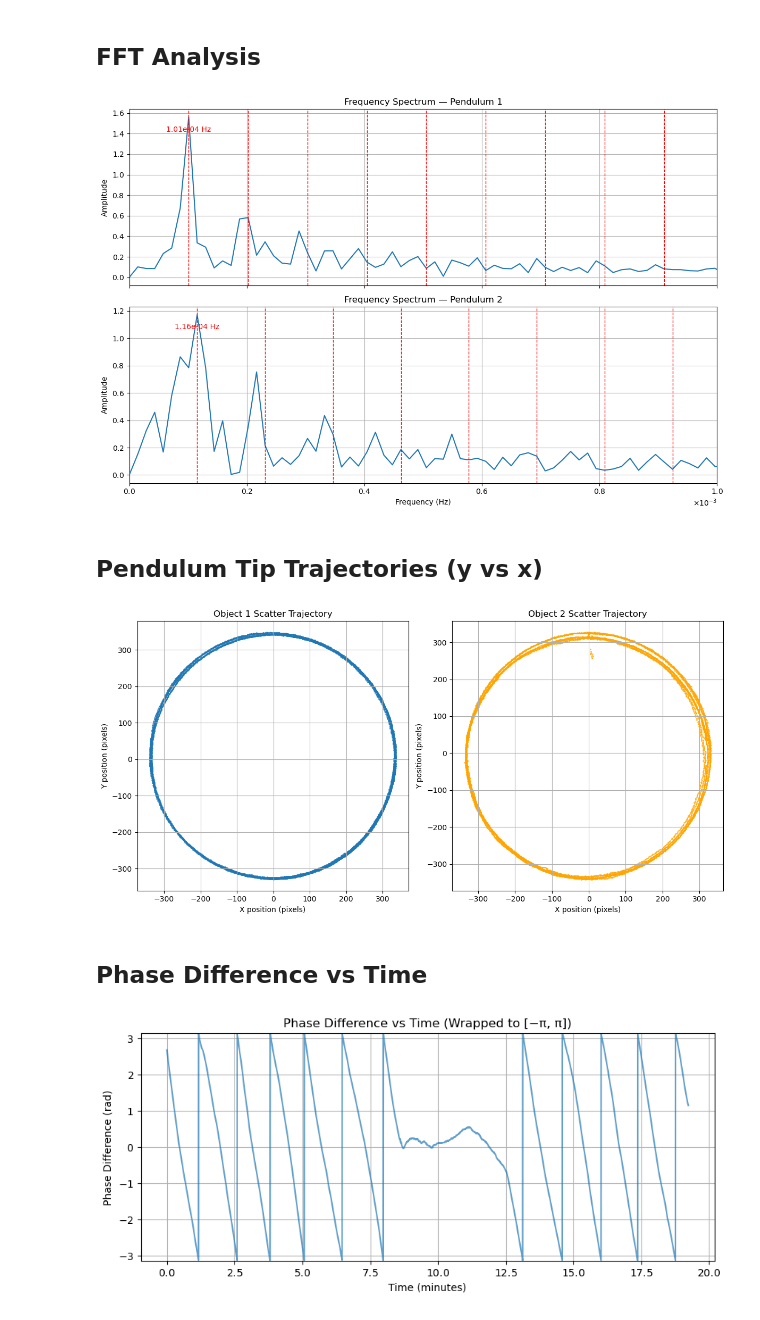
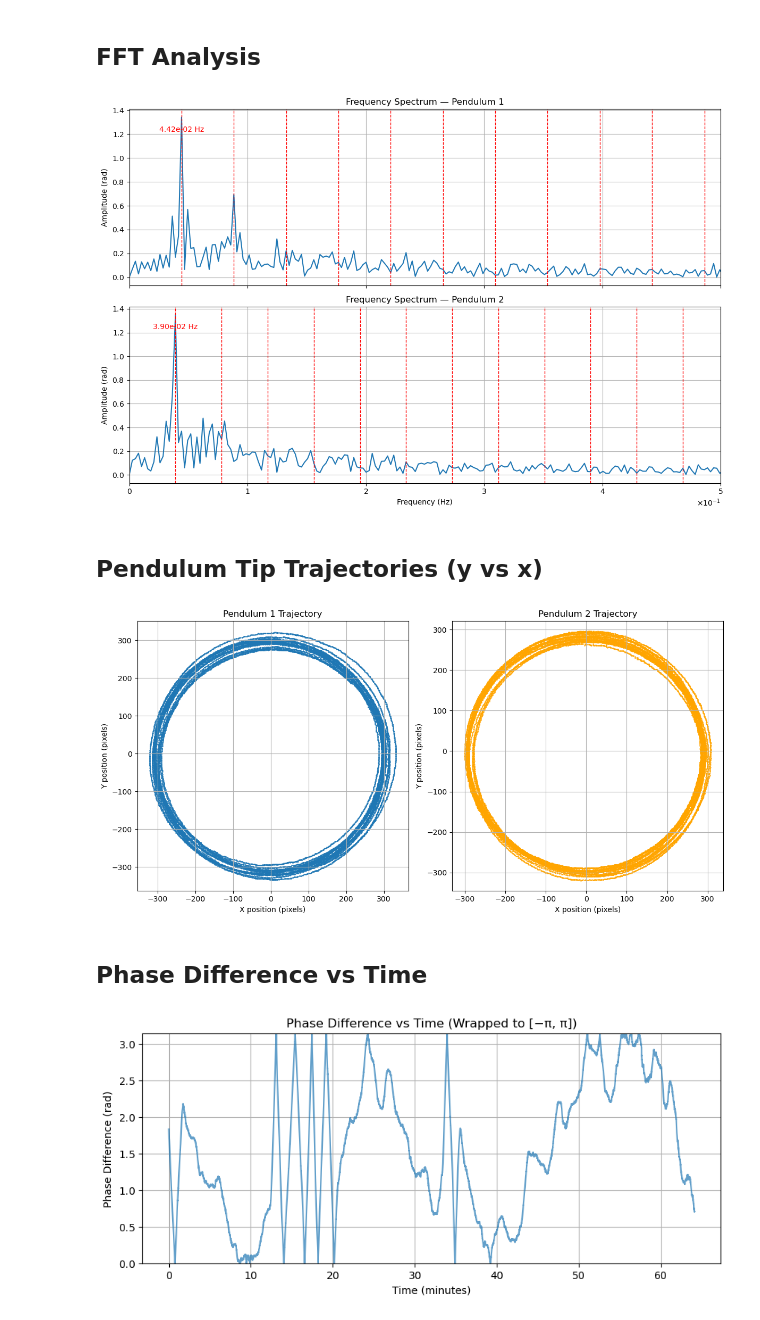
Before and after one commit to NitzanBarEitan/Ants, a Jupyter notebook: data_analysis.ipynb, the cells around one changed output. Drawn from its saved outputs; the diff is of its cells as text; code cells hidden in the pictures.

```diff
--- a/data_analysis.ipynb
+++ b/data_analysis.ipynb
@@ -97,7 +98,8 @@ def calculate_velocities(frames, angles1, angles2):
 # %% [markdown]
 ## Load Data & Compute Fits
 # %%
-folder = R'C:\Users\avsha\Documents\GitHub\Ants\container\Analyzed Data\mega file'
+folder = R"C:\Users\avsha\Documents\GitHub\Ants\container\Analyzed Data\mega file 2"
+#folder = R"C:\Users\avsha\Documents\GitHub\Ants\container\Analyzed Data\18.9.24\video 03pys"
 coords = pd.read_csv(os.path.join(folder,'coordinates.csv'))
 with open(os.path.join(folder,'metadata.json')) as f:
     meta = json.load(f)
@@ -235,37 +260,55 @@ plt.show()
 # %% [markdown]
 ## FFT Analysis
 # %%
-time_data = frames.astype(float)
-T = np.mean(np.diff(time_data))
-N = len(time_data)
 
-fig, (ax1, ax2) = plt.subplots(2,1,figsize=(12,8), sharex=True)
-for ax, (angle_data, label) in zip([ax1,ax2], [(angles1,'Pendulum 1'), (angles2,'Pendulum 2')]):
+
+T = 1 / fps
+N = len(frames)
+
+fig, (ax1, ax2) = plt.subplots(2, 1, figsize=(12, 8), sharex=True)
+for ax, (angle_data, label) in zip(
+    [ax1, ax2],
+    [(angles1, 'Pendulum 1'), (angles2, 'Pendulum 2')]
+):
     y = angle_data - np.mean(angle_data)
+
+    # FFT
     Y = fft(y)
-    freqs = fftfreq(N,T)[:N//2]
-    amps  = 2.0/N * np.abs(Y[:N//2])
+    freqs = fftfreq(N, T)[:N//2]
+    amps  = 2.0 / N * np.abs(Y[:N//2])
 
-    pos = freqs>0
+    # find fundamental
+    pos = freqs > 0
     f0 = freqs[pos][np.argmax(amps[pos])] if np.any(pos) else 0.0
 
+    # plot
     ax.plot(freqs, amps, lw=1.5)
     ax.set_title(f'Frequency Spectrum — {label}')
-    ax.set_ylabel('Amplitude')
-    ax.set_xlim(0,0.001); ax.grid(True)
-    if f0>0:
-        for n in range(1, int(freqs[-1]//f0)+1):
-            ax.axvline(n*f0, color='red', linestyle='--', linewidth=1)
-        ax.text(f0, amps.max()*0.9, f'{f0:.2e} Hz',
-                color='red', ha='center', va='bottom')
+    ax.set_ylabel('Amplitude (rad)')
+    ax.set_xlim(0, 0.5)       # up to Nyquist (fps/2 → 30Hz), adjust as needed
+    ax.grid(True)
+
+    # mark harmonics
+    if f0 > 0:
+        for n in range(1, int(freqs[-1] // f0) + 1):
+            ax.axvline(n * f0, color='red', linestyle='--', linewidth=1)
+        ax.text(
+            f0, amps.max() * 0.9,
+            f'{f0:.2e} Hz',
+            color='red', ha='center', va='bottom'
+        )
+
+    # axes formatting
     ax.xaxis.set_major_formatter(sci_formatter)
     ax.yaxis.set_major_formatter(sci_formatter)
 
+# common x-label
 ax2.set_xlabel('Frequency (Hz)')
+
 plt.tight_layout()
 plt.show()
 # %% [output]
-[figure, old version]
+[figure, new version]
 # %% [markdown]
 ## Pendulum Tip Trajectories (y vs x)
 # %%
@@ -273,7 +316,7 @@ fig, axs = plt.subplots(1, 2, figsize=(12, 6))
 
 # Object 1 scatter trajectory
 axs[0].scatter(x1 - c1[0], y1 - c1[1], s=1, alpha=0.7, label='Obj1')
-axs[0].set_title('Object 1 Scatter Trajectory')
+axs[0].set_title('Pendulum 1 Trajectory')
 axs[0].set_xlabel('X position (pixels)')
 axs[0].set_ylabel('Y position (pixels)')
 axs[0].axis('equal')
@@ -281,7 +324,7 @@ axs[0].grid(True)
 
 # Object 2 scatter trajectory
 axs[1].scatter(x2 - c2[0], y2 - c2[1], s=1, alpha=0.7, color='orange', label='Obj2')
-axs[1].set_title('Object 2 Scatter Trajectory')
+axs[1].set_title('Pendulum 2 Trajectory')
 axs[1].set_xlabel('X position (pixels)')
 axs[1].set_ylabel('Y position (pixels)')
 axs[1].axis('equal')
@@ -290,31 +333,31 @@ axs[1].grid(True)
 plt.tight_layout()
 plt.show()
 # %% [output]
-[figure, old version]
+[figure, new version]
 # %% [markdown]
 ## Phase Difference vs Time
 # %%
 # raw difference
 raw_diff = angles1 - angles2
 
 # wrap into [-π, π]
-phi_diff_wrapped = (raw_diff + np.pi) % (2 * np.pi) - np.pi
+phi_diff_wrapped = abs((raw_diff + np.pi) % (2 * np.pi) - np.pi)
 
 # convert frames → minutes
 time_min = frames / fps / 60
 
 plt.figure(figsize=(10, 4))
 plt.plot(time_min, phi_diff_wrapped, '-', alpha=0.7)
 plt.title('Phase Difference vs Time (Wrapped to [−π, π])')
 plt.xlabel('Time (minutes)')
 plt.ylabel('Phase Difference (rad)')
-plt.ylim(-np.pi, np.pi)
+plt.ylim(0, np.pi)
 plt.grid(True)
 
 ax = plt.gca()
 ax.xaxis.set_major_formatter(sci_formatter)
 ax.yaxis.set_major_formatter(sci_formatter)
 
 plt.show()
 # %% [output]
-[figure, old version]
+[figure, new version]
```
Also changed, not shown: parts of 5 cells of this notebook.
